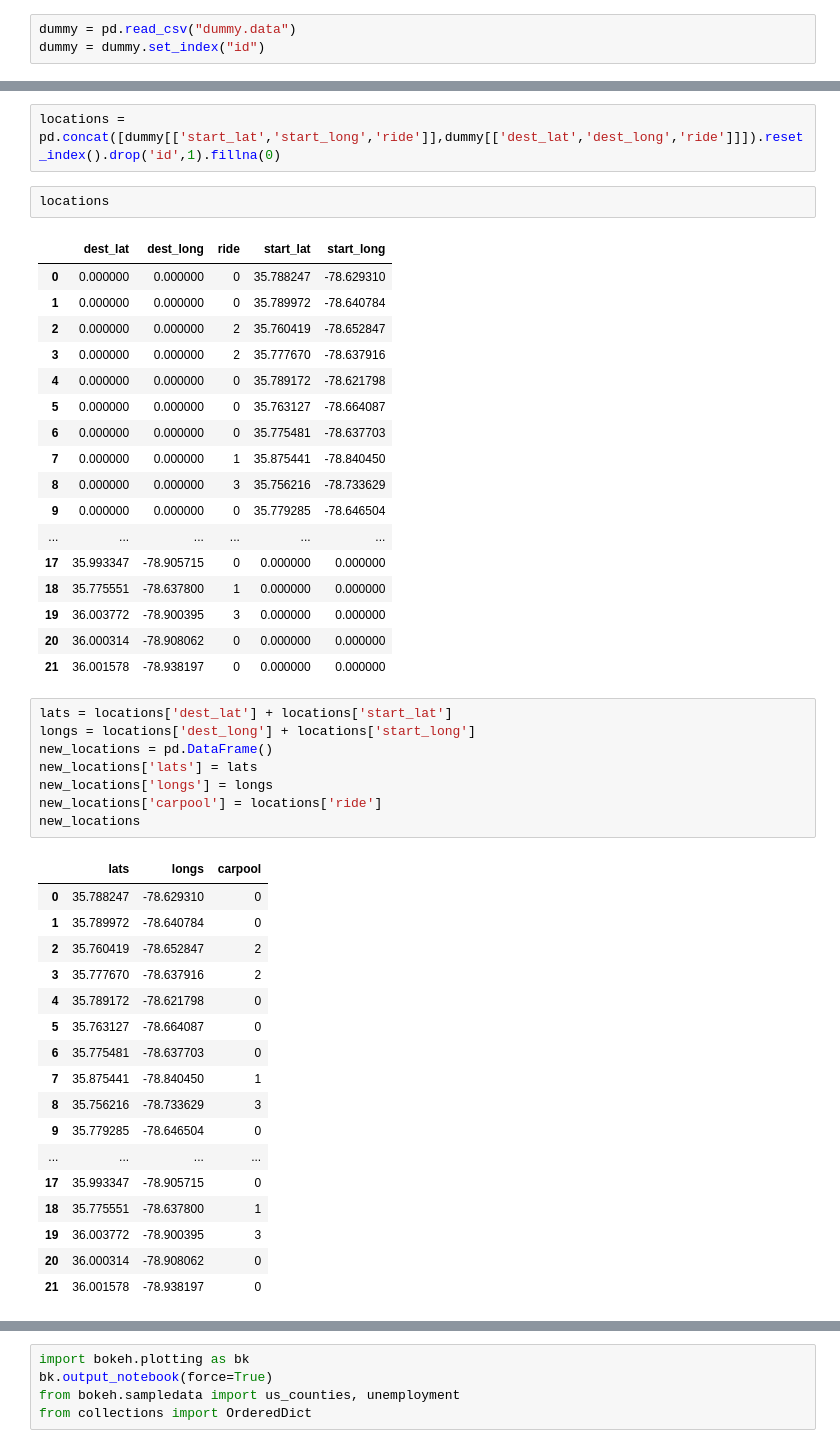
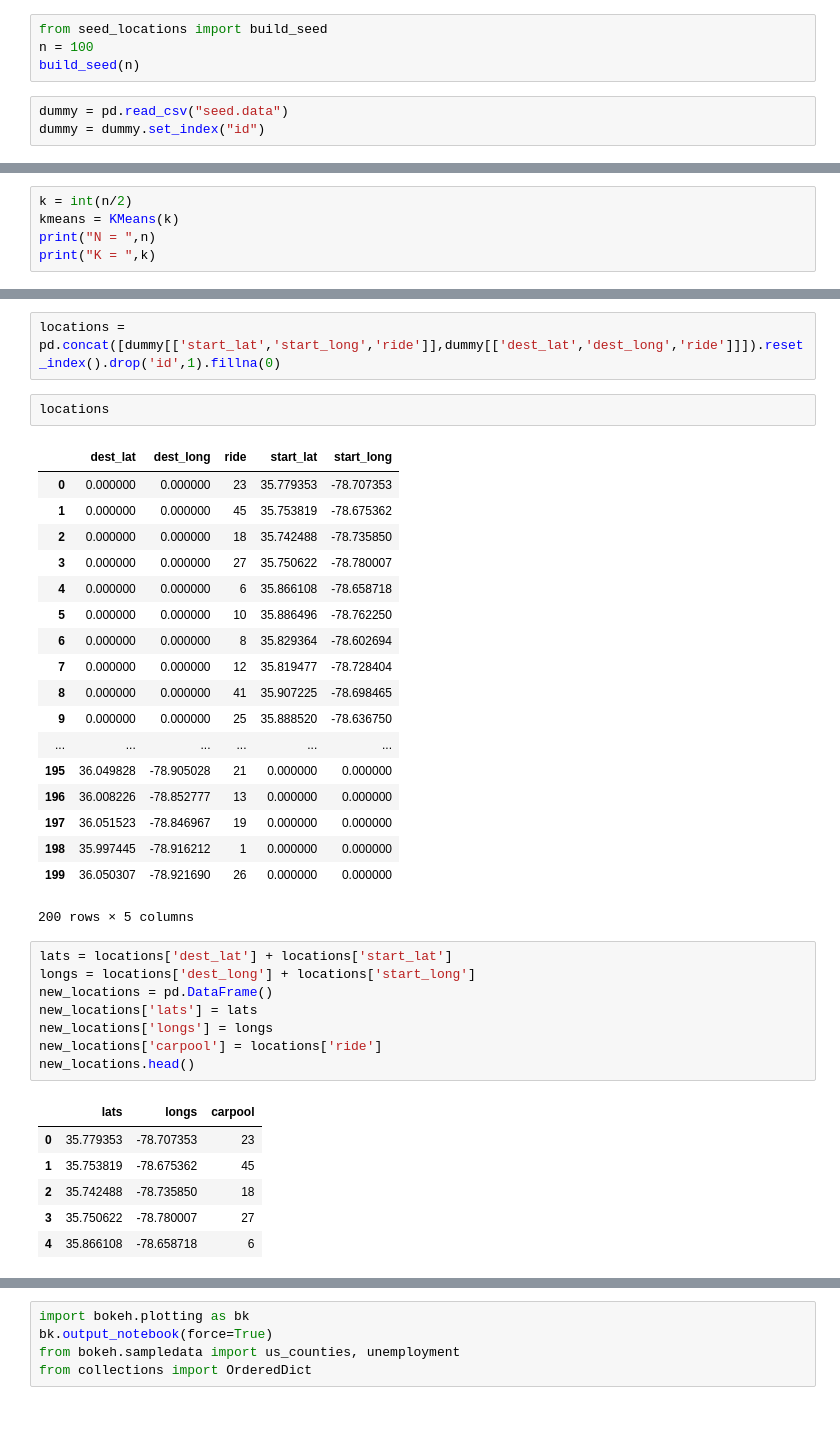
Before and after one commit to lucianthorr/Carpool-Dummy, a Jupyter notebook: Carpool Dummy.ipynb, the cells around one changed output, grey strips where cells are left out. Saved outputs shown, nothing was run; the diff lists cells and outputs as text; blank space fills up the shorter version.

```diff
--- a/Carpool Dummy.ipynb
+++ b/Carpool Dummy.ipynb
@@ -5,8 +5,12 @@ import matplotlib.pyplot as plt
 import seaborn as sb
 #plt.rc('figure', figsize=(25, 15))
 %matplotlib inline
+# %%
+from seed_locations import build_seed
+n = 100
+build_seed(n)
 # %%
-dummy = pd.read_csv("dummy.data")
+dummy = pd.read_csv("seed.data")
 dummy = dummy.set_index("id")
 # %%
 from numpy import radians, cos, sin, arcsin, sqrt
@@ -64,0 +67,5 @@ kmeans = KMeans(4)
+# %%
+k = int(n/2)
+kmeans = KMeans(k)
+print("N = ",n)
+print("K = ",k)
@@ -94,45 +110,35 @@ locations = pd.concat([dummy[['start_lat','start_long','ride']],dummy[['dest_lat
 locations
 # %% [output]
 |  | dest_lat | dest_long | ride | start_lat | start_long |
-| 0 | 0.000000 | 0.000000 | 0 | 35.788247 | -78.629310 |
-| 1 | 0.000000 | 0.000000 | 0 | 35.789972 | -78.640784 |
-| 2 | 0.000000 | 0.000000 | 2 | 35.760419 | -78.652847 |
-| 3 | 0.000000 | 0.000000 | 2 | 35.777670 | -78.637916 |
-| 4 | 0.000000 | 0.000000 | 0 | 35.789172 | -78.621798 |
-| 5 | 0.000000 | 0.000000 | 0 | 35.763127 | -78.664087 |
-| 6 | 0.000000 | 0.000000 | 0 | 35.775481 | -78.637703 |
-| 7 | 0.000000 | 0.000000 | 1 | 35.875441 | -78.840450 |
-| 8 | 0.000000 | 0.000000 | 3 | 35.756216 | -78.733629 |
-| 9 | 0.000000 | 0.000000 | 0 | 35.779285 | -78.646504 |
+| 0 | 0.000000 | 0.000000 | 23 | 35.779353 | -78.707353 |
+| 1 | 0.000000 | 0.000000 | 45 | 35.753819 | -78.675362 |
+| 2 | 0.000000 | 0.000000 | 18 | 35.742488 | -78.735850 |
+| 3 | 0.000000 | 0.000000 | 27 | 35.750622 | -78.780007 |
+| 4 | 0.000000 | 0.000000 | 6 | 35.866108 | -78.658718 |
+| 5 | 0.000000 | 0.000000 | 10 | 35.886496 | -78.762250 |
+| 6 | 0.000000 | 0.000000 | 8 | 35.829364 | -78.602694 |
+| 7 | 0.000000 | 0.000000 | 12 | 35.819477 | -78.728404 |
+| 8 | 0.000000 | 0.000000 | 41 | 35.907225 | -78.698465 |
+| 9 | 0.000000 | 0.000000 | 25 | 35.888520 | -78.636750 |
 | ... | ... | ... | ... | ... | ... |
-| 17 | 35.993347 | -78.905715 | 0 | 0.000000 | 0.000000 |
-| 18 | 35.775551 | -78.637800 | 1 | 0.000000 | 0.000000 |
-| 19 | 36.003772 | -78.900395 | 3 | 0.000000 | 0.000000 |
-| 20 | 36.000314 | -78.908062 | 0 | 0.000000 | 0.000000 |
-| 21 | 36.001578 | -78.938197 | 0 | 0.000000 | 0.000000 |
+| 195 | 36.049828 | -78.905028 | 21 | 0.000000 | 0.000000 |
+| 196 | 36.008226 | -78.852777 | 13 | 0.000000 | 0.000000 |
+| 197 | 36.051523 | -78.846967 | 19 | 0.000000 | 0.000000 |
+| 198 | 35.997445 | -78.916212 | 1 | 0.000000 | 0.000000 |
+| 199 | 36.050307 | -78.921690 | 26 | 0.000000 | 0.000000 |
+200 rows × 5 columns
 # %%
 lats = locations['dest_lat'] + locations['start_lat']
 longs = locations['dest_long'] + locations['start_long']
 new_locations = pd.DataFrame()
 new_locations['lats'] = lats
 new_locations['longs'] = longs
 new_locations['carpool'] = locations['ride']
-new_locations
+new_locations.head()
 # %% [output]
 |  | lats | longs | carpool |
-| 0 | 35.788247 | -78.629310 | 0 |
-| 1 | 35.789972 | -78.640784 | 0 |
-| 2 | 35.760419 | -78.652847 | 2 |
-| 3 | 35.777670 | -78.637916 | 2 |
-| 4 | 35.789172 | -78.621798 | 0 |
-| 5 | 35.763127 | -78.664087 | 0 |
-| 6 | 35.775481 | -78.637703 | 0 |
-| 7 | 35.875441 | -78.840450 | 1 |
-| 8 | 35.756216 | -78.733629 | 3 |
-| 9 | 35.779285 | -78.646504 | 0 |
-| ... | ... | ... | ... |
-| 17 | 35.993347 | -78.905715 | 0 |
-| 18 | 35.775551 | -78.637800 | 1 |
-| 19 | 36.003772 | -78.900395 | 3 |
-| 20 | 36.000314 | -78.908062 | 0 |
-| 21 | 36.001578 | -78.938197 | 0 |
+| 0 | 35.779353 | -78.707353 | 23 |
+| 1 | 35.753819 | -78.675362 | 45 |
+| 2 | 35.742488 | -78.735850 | 18 |
+| 3 | 35.750622 | -78.780007 | 27 |
+| 4 | 35.866108 | -78.658718 | 6 |
```
Also changed, not shown: parts of 14 cells of this notebook, 2 other files.
